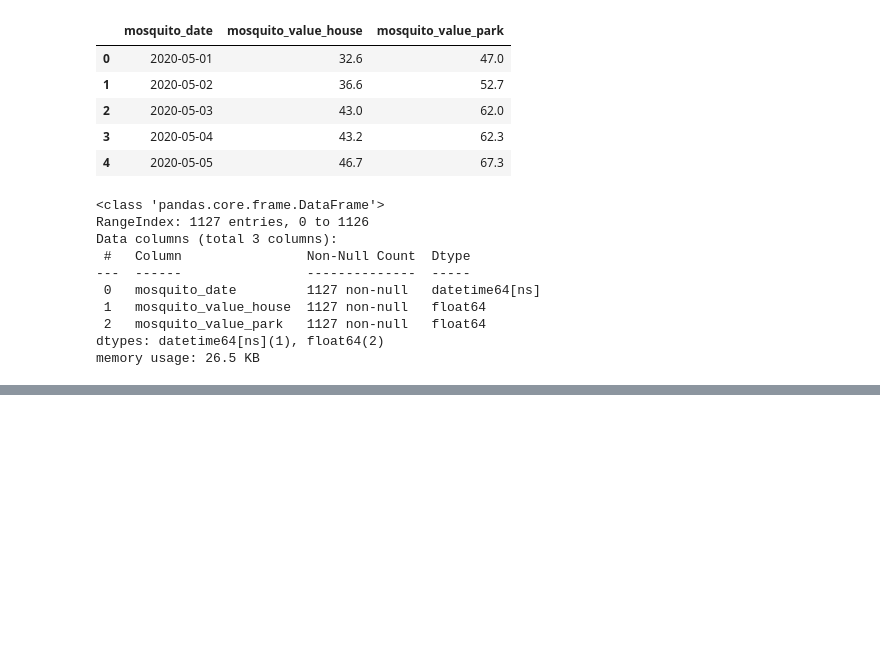
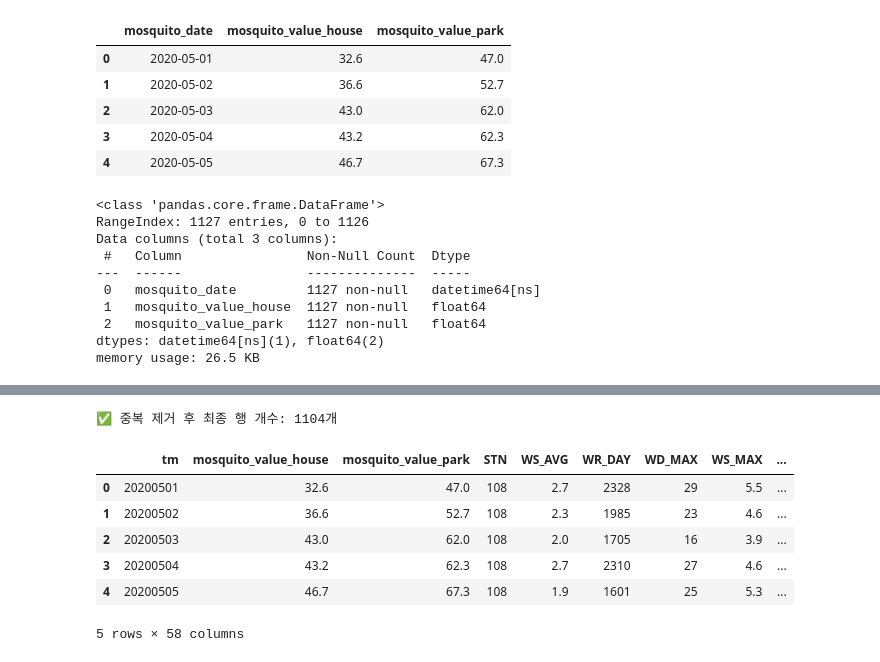
Before and after one commit to choimin1136/mosq-forecast, a Jupyter notebook: weather_data.ipynb, the cells around one changed output, grey strips where cells are left out. Drawn from its saved outputs; the diff is of its cells as text; code cells hidden in the pictures; blank space fills up the shorter version.

```diff
--- a/weather_data.ipynb
+++ b/weather_data.ipynb
@@ -145,0 +264,26 @@ See the caveats in the documentation: https://pandas.pydata.org/pandas-docs/stab
+# %%
+# 1. 모기 데이터 중복 제거 (날짜별 평균값으로 압축)
+# 날짜(tm)를 기준으로 묶어 하루에 하나의 행만 남깁니다.
+mosquito_df_unique = mosquito_df.groupby('tm').mean(numeric_only=True).reset_index()
+
+# 2. 기상 데이터 형식 수정 (이미 되어있다면 생략 가능)
+weather_df['TM_str'] = pd.to_datetime(weather_df['TM'].astype(str), format='%Y%m%d').dt.strftime('%Y%m%d')
+
+# 3. 깨끗해진 데이터로 재병합
+# mosquito_df_unique를 왼쪽에 두어 컬럼 순서를 유지합니다.
+merged_df = pd.merge(mosquito_df_unique, weather_df, left_on='tm', right_on='TM_str', how='inner')
+
+# 4. 불필요한 날짜 컬럼(TM, TM_str) 정리
+merged_df = merged_df.drop(columns=['TM', 'TM_str'])
+
+print(f"✅ 중복 제거 후 최종 행 개수: {len(merged_df)}개")
+display(merged_df.head())
+# %% [output]
+✅ 중복 제거 후 최종 행 개수: 1104개
+|  | tm | mosquito_value_house | mosquito_value_park | STN | WS_AVG | WR_DAY | WD_MAX | WS_MAX | ... |
+| 0 | 20200501 | 32.6 | 47.0 | 108 | 2.7 | 2328 | 29 | 5.5 | ... |
+| 1 | 20200502 | 36.6 | 52.7 | 108 | 2.3 | 1985 | 23 | 4.6 | ... |
+| 2 | 20200503 | 43.0 | 62.0 | 108 | 2.0 | 1705 | 16 | 3.9 | ... |
+| 3 | 20200504 | 43.2 | 62.3 | 108 | 2.7 | 2310 | 27 | 4.6 | ... |
+| 4 | 20200505 | 46.7 | 67.3 | 108 | 1.9 | 1601 | 25 | 5.3 | ... |
+5 rows × 58 columns
```
Also changed, not shown: parts of 10 cells of this notebook, 4 other files.
